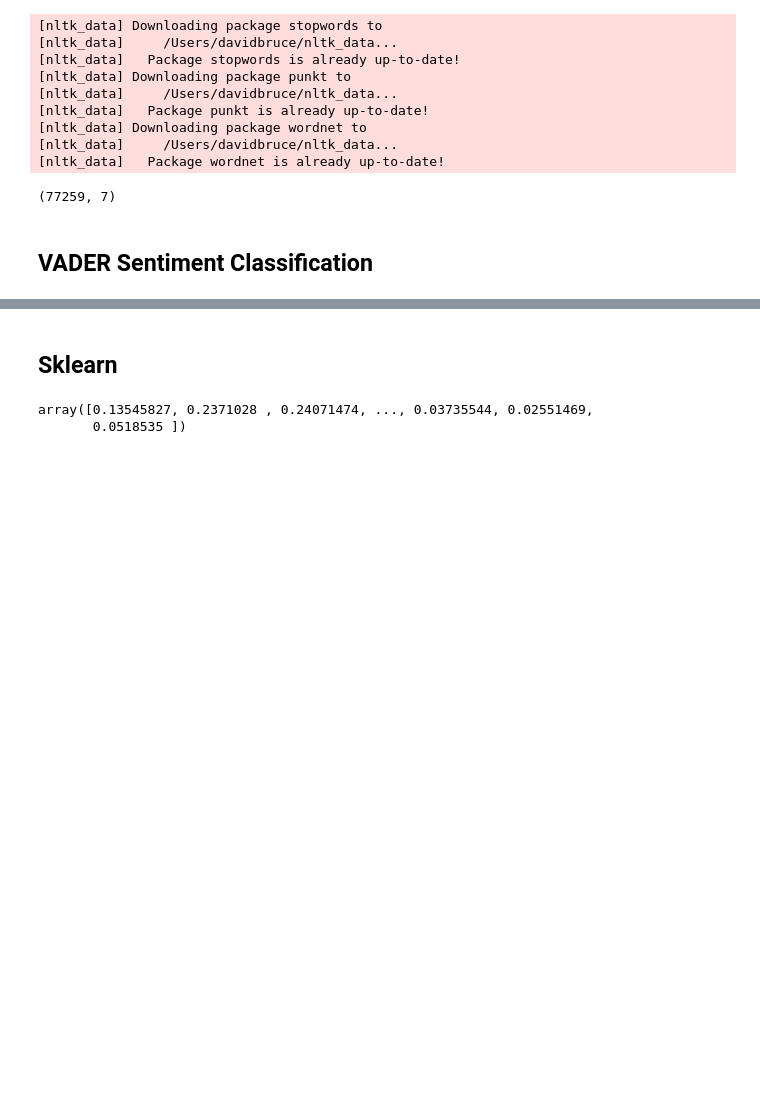
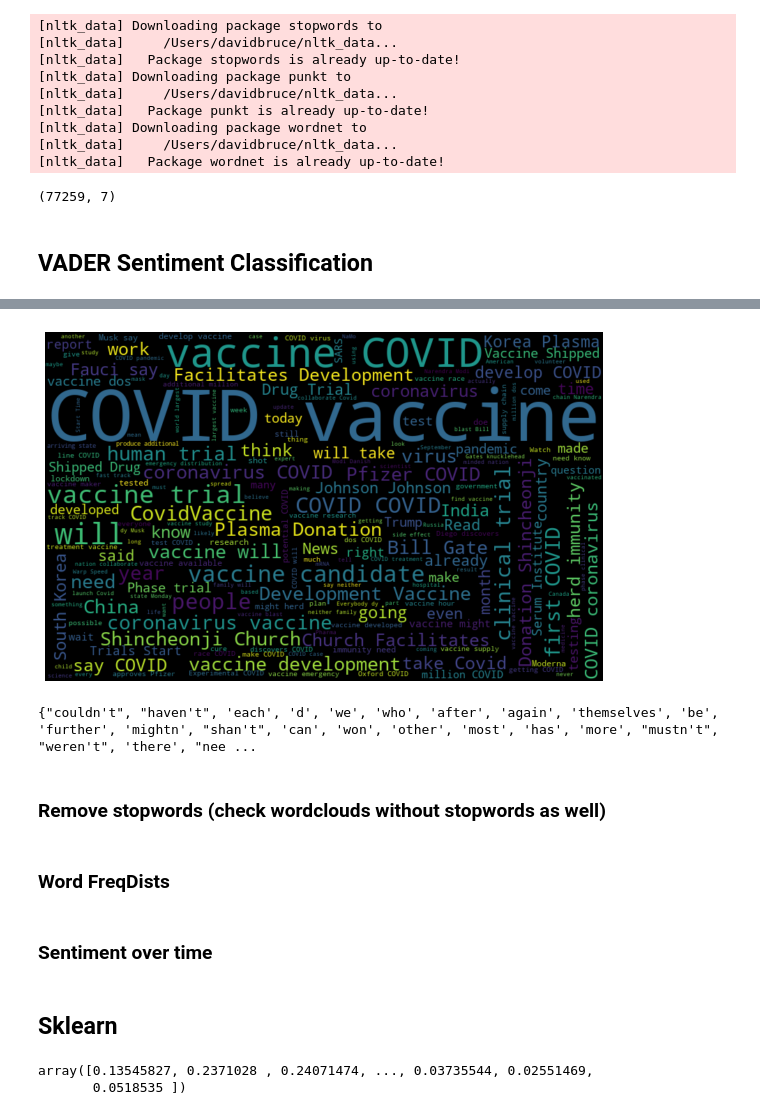
Before and after one commit to davidlebruce/covid_vaccine_tweets, a Jupyter notebook: preprocessing.ipynb, the cells around one changed output, grey strips where cells are left out. Cells and saved outputs as stored; diff of their text form; code cells hidden in the pictures; blank space fills up the shorter version.

```diff
--- a/preprocessing.ipynb
+++ b/preprocessing.ipynb
@@ -110,3 +285,25 @@ df = df.drop(labels='vader_score', axis=1)
+# %%
+neutral_tweets = ' '.join([text for text in df['tidy_tweet'][df['sentiment'] == 'neutral']])
+
+wordcloud = WordCloud(width=800, height=500, random_state=88, max_font_size=110).generate(neutral_tweets)
+
+plt.figure(figsize=(10,7))
+plt.imshow(wordcloud, interpolation='bilinear')
+plt.axis('off')
+# plt.savefig('images/neutral_cloud.png');
+# %% [output]
+[figure, added]
+# %%
+stopwords = set(stopwords.words('english'))
+print(stopwords)
+# %% [output]
+{"couldn't", "haven't", 'each', 'd', 'we', 'who', 'after', 'again', 'themselves', 'be', 'further', 'mightn', "shan't", 'can', 'won', 'other', 'most', 'has', 'more', "mustn't", "weren't", 'there', "nee ...
+# %% [markdown]
+### Remove stopwords (check wordclouds without stopwords as well)
+# %% [markdown]
+### Word FreqDists
+# %% [markdown]
+### Sentiment over time
 # %% [markdown]
 ## Sklearn
 # %%
```
Also changed, not shown: parts of 43 cells of this notebook, 7 other files.
